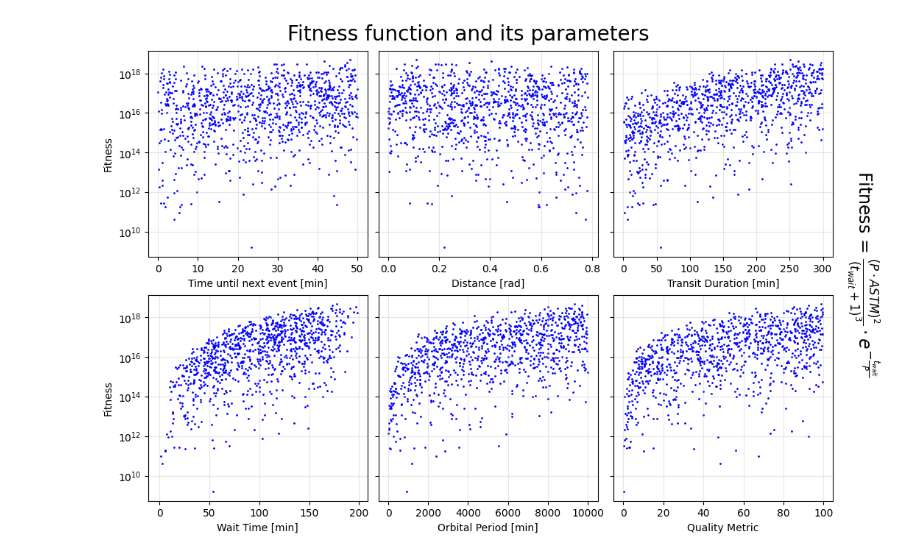
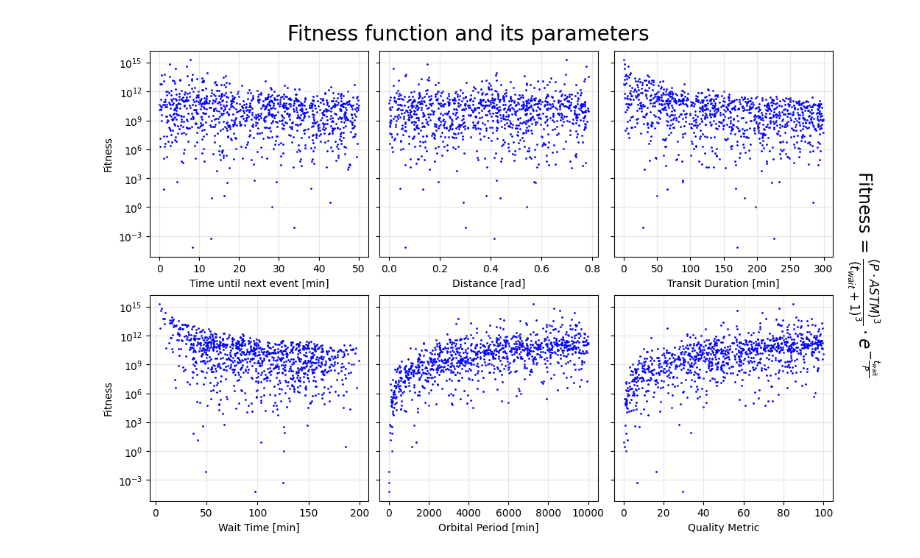
Before and after one commit to catlkx/Ariel-target-selection, a Jupyter notebook: fitness.ipynb, the cells around one changed output. Drawn from its saved outputs; the diff is of its cells as text; code cells hidden in the pictures.

```diff
--- a/fitness.ipynb
+++ b/fitness.ipynb
@@ -16,7 +16,7 @@ def fitness_function(distance, transit_duration, orbital_period, quality_metric,
     if wait_time <= 0:
         F = 0
     else:
-        F = (orbital_period)**2 * quality_metric**2 * (wait_time)**3
+        F = (orbital_period)**3 * quality_metric**3 * 1/(wait_time+1)**3 * exp(-wait_time/orbital_period)
     return F, wait_time
 
 
@@ -62,32 +62,32 @@ axs[0,1].grid(grid, alpha=alpha_grid)
 
 axs[0,2].scatter(transit_durations, fitnesses, s=size, color=color)
 axs[0,2].set_yscale(scale)
 axs[0,2].set_xlabel('Transit Duration [min]')
 axs[0,2].grid(grid, alpha=alpha_grid)
 
 axs[1,0].scatter(wait_times, fitnesses, s=size, color=color)
 axs[1,0].set_yscale(scale)
 axs[1,0].set_ylabel('Fitness')
 axs[1,0].set_xlabel('Wait Time [min]')
 axs[1,0].grid(grid, alpha=alpha_grid)
 
 axs[1,1].scatter(orbital_periods, fitnesses, s=size, color=color)
 axs[1,1].set_yscale(scale)
 axs[1,1].set_xlabel('Orbital Period [min]')
 axs[1,1].grid(grid, alpha=alpha_grid)
 
 axs[1,2].scatter(quality_metrics, fitnesses, s=size, color=color)
 axs[1,2].set_yscale(scale)
 axs[1,2].set_xlabel('Quality Metric')
 axs[1,2].grid(grid, alpha=alpha_grid)
 
 fig.text(1.03,.71,
-         r'Fitness = $\frac{(P \cdot ASTM )^2}{(t_{wait}+1)^3} \cdot e^{-\frac{t_{wait}}{P}}$ ',
+         r'Fitness = $\frac{(P \cdot ASTM )^3}{(t_{wait}+1)^3} \cdot e^{-\frac{t_{wait}}{P}}$ ',
          fontsize=17, rotation=-90, rotation_mode='anchor')
 
 fig.suptitle('Fitness function and its parameters', fontsize=20)
 
 fig.savefig('Fitness/Fitness function and its parameters', bbox_inches='tight', dpi=300)
 plt.show()
 # %% [output]
-[figure, old version]
+[figure, new version]
```
